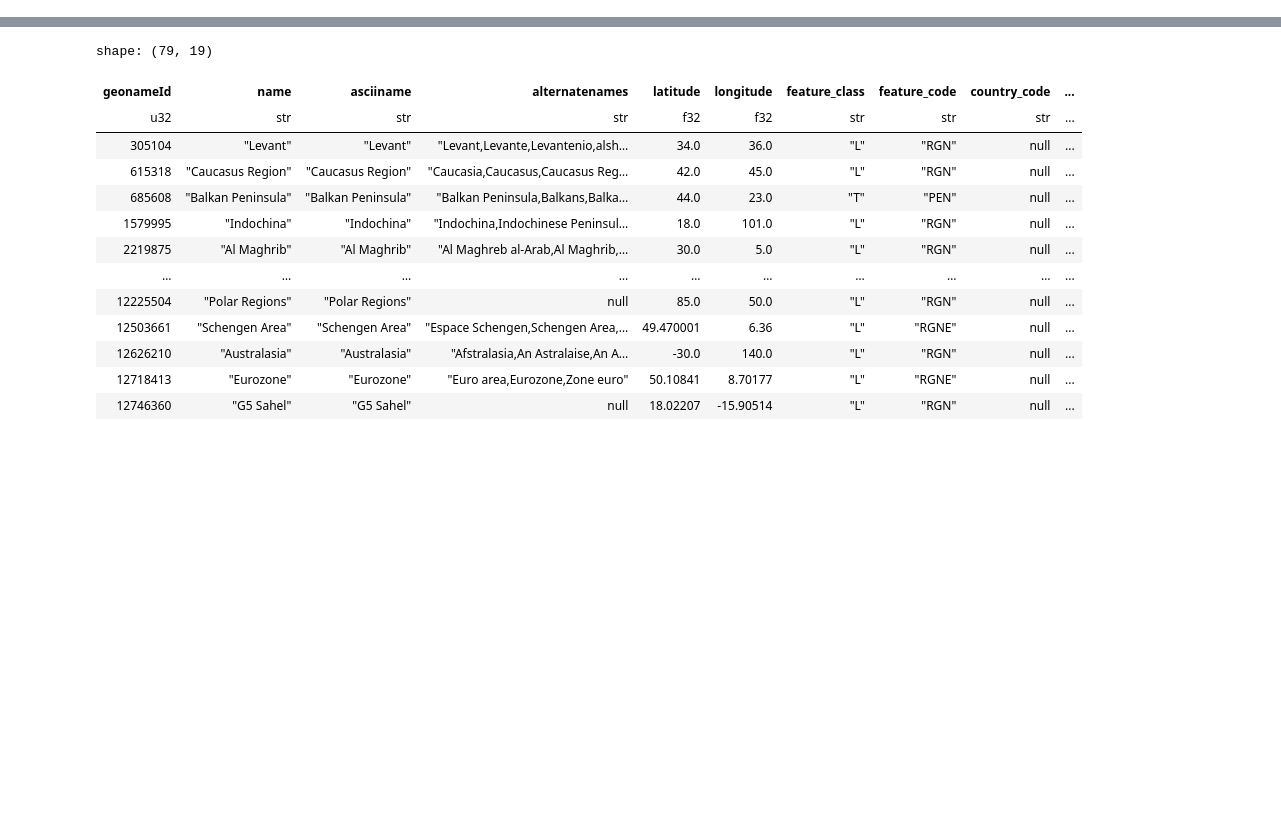
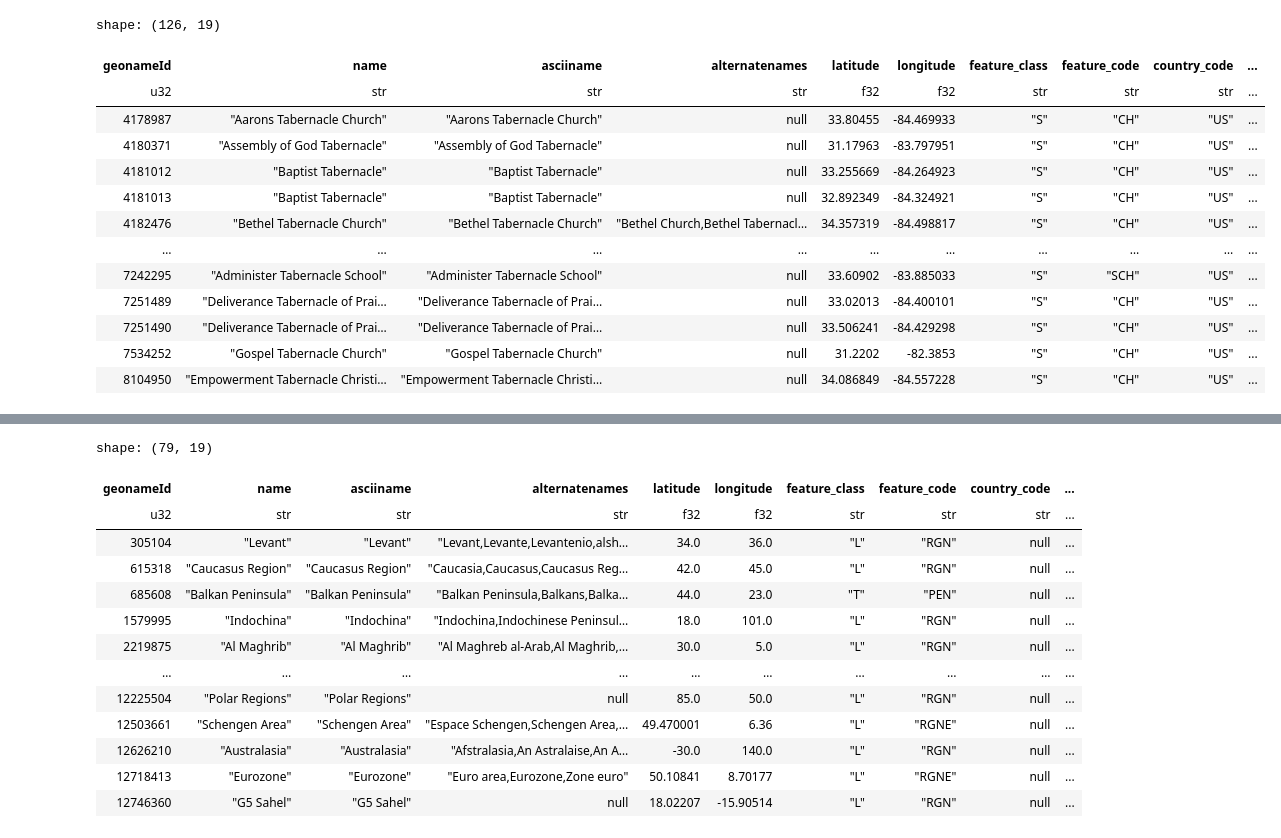
Before and after one commit to SamBroomy/heisenberg, a Jupyter notebook: test.ipynb, the cells around one changed output, grey strips where cells are left out. Saved outputs shown, nothing was run; the diff lists cells and outputs as text; code cells hidden in the pictures; blank space fills up the shorter version.

```diff
--- a/test.ipynb
+++ b/test.ipynb
@@ -1120,0 +1869,2 @@ shape: (0, 1)
+# %%
+df = con.table("allCountries").pl()
@@ -1120,0 +1921,19 @@ shape: (0, 1)
+# %%
+df.filter(pl.col("country_code") == "US").filter(pl.col("admin1_code") == "GA").filter(
+    pl.col("name").str.contains("Tabernacle")
+)
+# %% [output]
+shape: (126, 19)
+| geonameId | name | asciiname | alternatenames | latitude | longitude | feature_class | feature_code | country_code | ... |
+| u32 | str | str | str | f32 | f32 | str | str | str | ... |
+| 4178987 | "Aarons Tabernacle Church" | "Aarons Tabernacle Church" | null | 33.80455 | -84.469933 | "S" | "CH" | "US" | ... |
+| 4180371 | "Assembly of God Tabernacle" | "Assembly of God Tabernacle" | null | 31.17963 | -83.797951 | "S" | "CH" | "US" | ... |
+| 4181012 | "Baptist Tabernacle" | "Baptist Tabernacle" | null | 33.255669 | -84.264923 | "S" | "CH" | "US" | ... |
+| 4181013 | "Baptist Tabernacle" | "Baptist Tabernacle" | null | 32.892349 | -84.324921 | "S" | "CH" | "US" | ... |
+| 4182476 | "Bethel Tabernacle Church" | "Bethel Tabernacle Church" | "Bethel Church,Bethel Tabernacl… | 34.357319 | -84.498817 | "S" | "CH" | "US" | ... |
+| … | … | … | … | … | … | … | … | … | ... |
+| 7242295 | "Administer Tabernacle School" | "Administer Tabernacle School" | null | 33.60902 | -83.885033 | "S" | "SCH" | "US" | ... |
+| 7251489 | "Deliverance Tabernacle of Prai… | "Deliverance Tabernacle of Prai… | null | 33.02013 | -84.400101 | "S" | "CH" | "US" | ... |
+| 7251490 | "Deliverance Tabernacle of Prai… | "Deliverance Tabernacle of Prai… | null | 33.506241 | -84.429298 | "S" | "CH" | "US" | ... |
+| 7534252 | "Gospel Tabernacle Church" | "Gospel Tabernacle Church" | null | 31.2202 | -82.3853 | "S" | "CH" | "US" | ... |
+| 8104950 | "Empowerment Tabernacle Christi… | "Empowerment Tabernacle Christi… | null | 34.086849 | -84.557228 | "S" | "CH" | "US" | ... |
```
Also changed, not shown: parts of 63 cells of this notebook, 3 other files.
